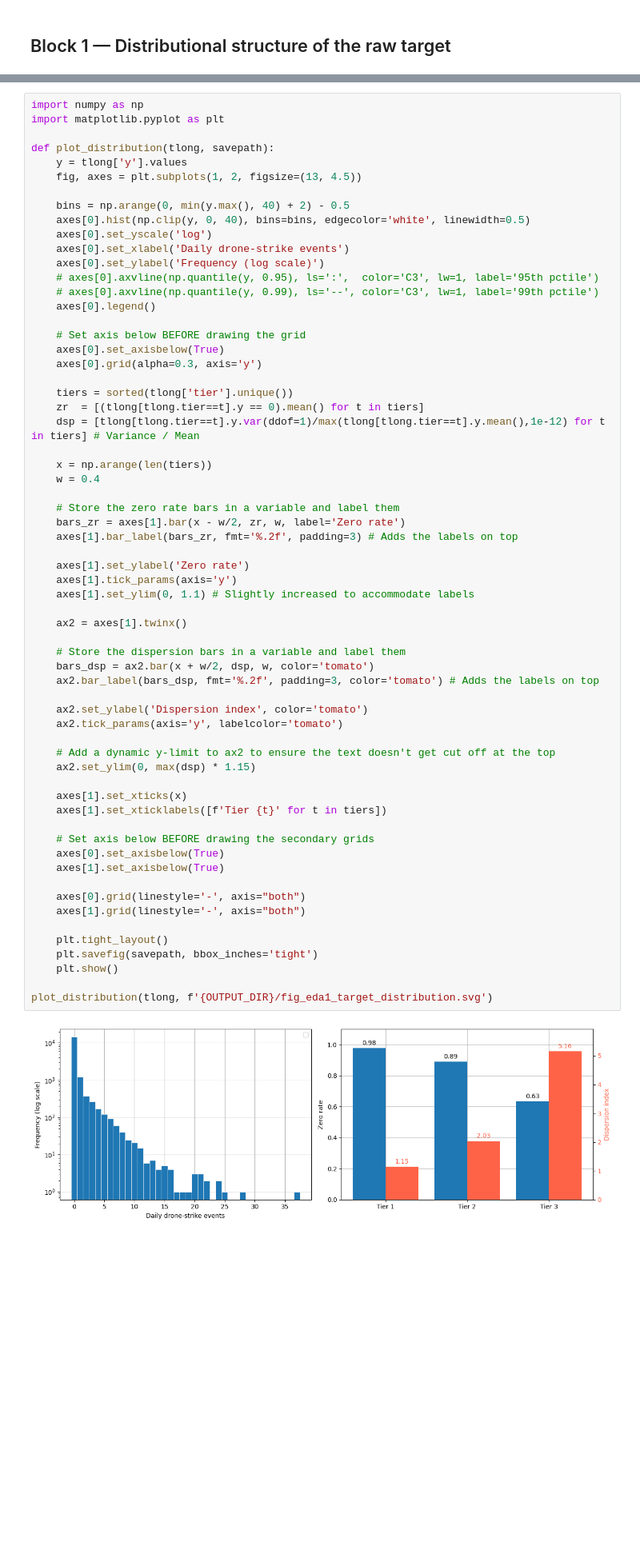
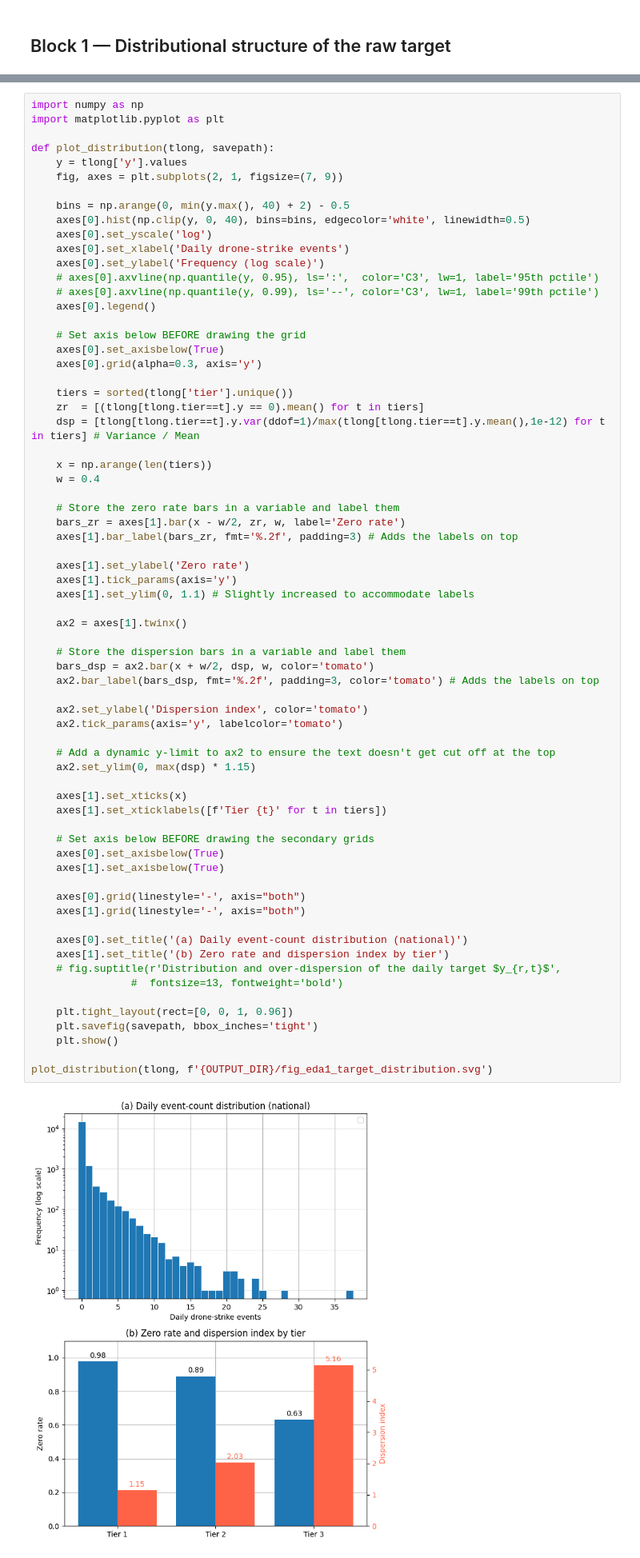
Before and after one commit to J4nvg/thesis, a Jupyter notebook: eda_full.ipynb, the cells around one changed output, grey strips where cells are left out. Shown at 80% size. Saved outputs shown, nothing was run; the diff lists cells and outputs as text; blank space fills up the shorter version.

```diff
--- a/eda_full.ipynb
+++ b/eda_full.ipynb
@@ -131,7 +129,7 @@ import matplotlib.pyplot as plt
 
 def plot_distribution(tlong, savepath):
     y = tlong['y'].values
-    fig, axes = plt.subplots(1, 2, figsize=(13, 4.5))
+    fig, axes = plt.subplots(2, 1, figsize=(7, 9))
 
     bins = np.arange(0, min(y.max(), 40) + 2) - 0.5
     axes[0].hist(np.clip(y, 0, 40), bins=bins, edgecolor='white', linewidth=0.5)
@@ -161,35 +159,40 @@ def plot_distribution(tlong, savepath):
     axes[1].tick_params(axis='y')
     axes[1].set_ylim(0, 1.1) # Slightly increased to accommodate labels
 
     ax2 = axes[1].twinx()
 
     # Store the dispersion bars in a variable and label them
     bars_dsp = ax2.bar(x + w/2, dsp, w, color='tomato')
     ax2.bar_label(bars_dsp, fmt='%.2f', padding=3, color='tomato') # Adds the labels on top
 
     ax2.set_ylabel('Dispersion index', color='tomato')
     ax2.tick_params(axis='y', labelcolor='tomato')
 
     # Add a dynamic y-limit to ax2 to ensure the text doesn't get cut off at the top
     ax2.set_ylim(0, max(dsp) * 1.15)
 
     axes[1].set_xticks(x)
     axes[1].set_xticklabels([f'Tier {t}' for t in tiers])
 
     # Set axis below BEFORE drawing the secondary grids
     axes[0].set_axisbelow(True)
     axes[1].set_axisbelow(True)
 
     axes[0].grid(linestyle='-', axis="both")
     axes[1].grid(linestyle='-', axis="both")
 
-    plt.tight_layout()
+    axes[0].set_title('(a) Daily event-count distribution (national)')
+    axes[1].set_title('(b) Zero rate and dispersion index by tier')
+    # fig.suptitle(r'Distribution and over-dispersion of the daily target $y_{r,t}$',
+                #  fontsize=13, fontweight='bold')
+
+    plt.tight_layout(rect=[0, 0, 1, 0.96])
     plt.savefig(savepath, bbox_inches='tight')
     plt.show()
 
 plot_distribution(tlong, f'{OUTPUT_DIR}/fig_eda1_target_distribution.svg')
 # %% [output]
-[figure, old version]
+[figure, new version]
 # %% [markdown]
 ## Block 2 — Temporal structure
 # %%
```
Also changed, not shown: parts of 2 cells of this notebook, 31 other files.
